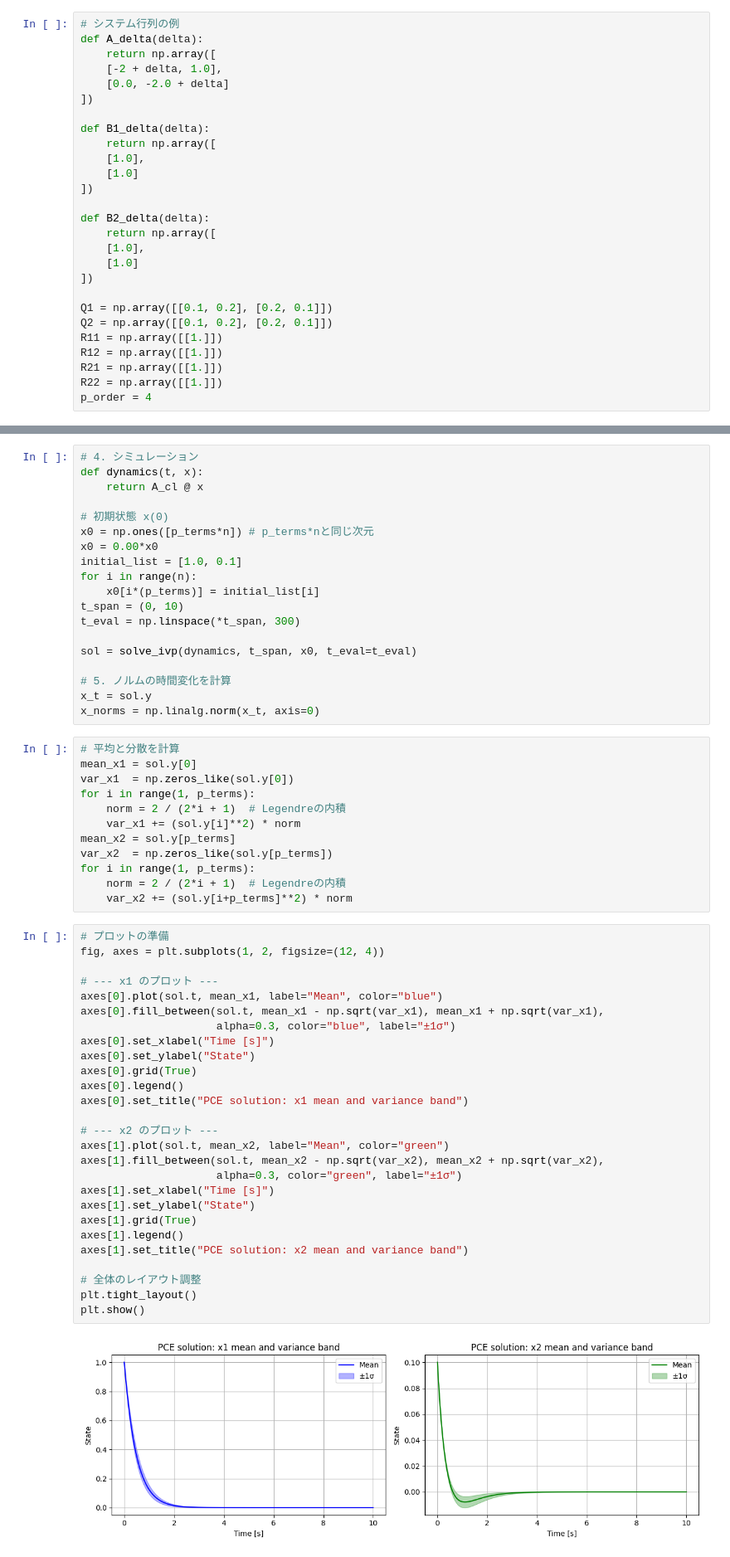
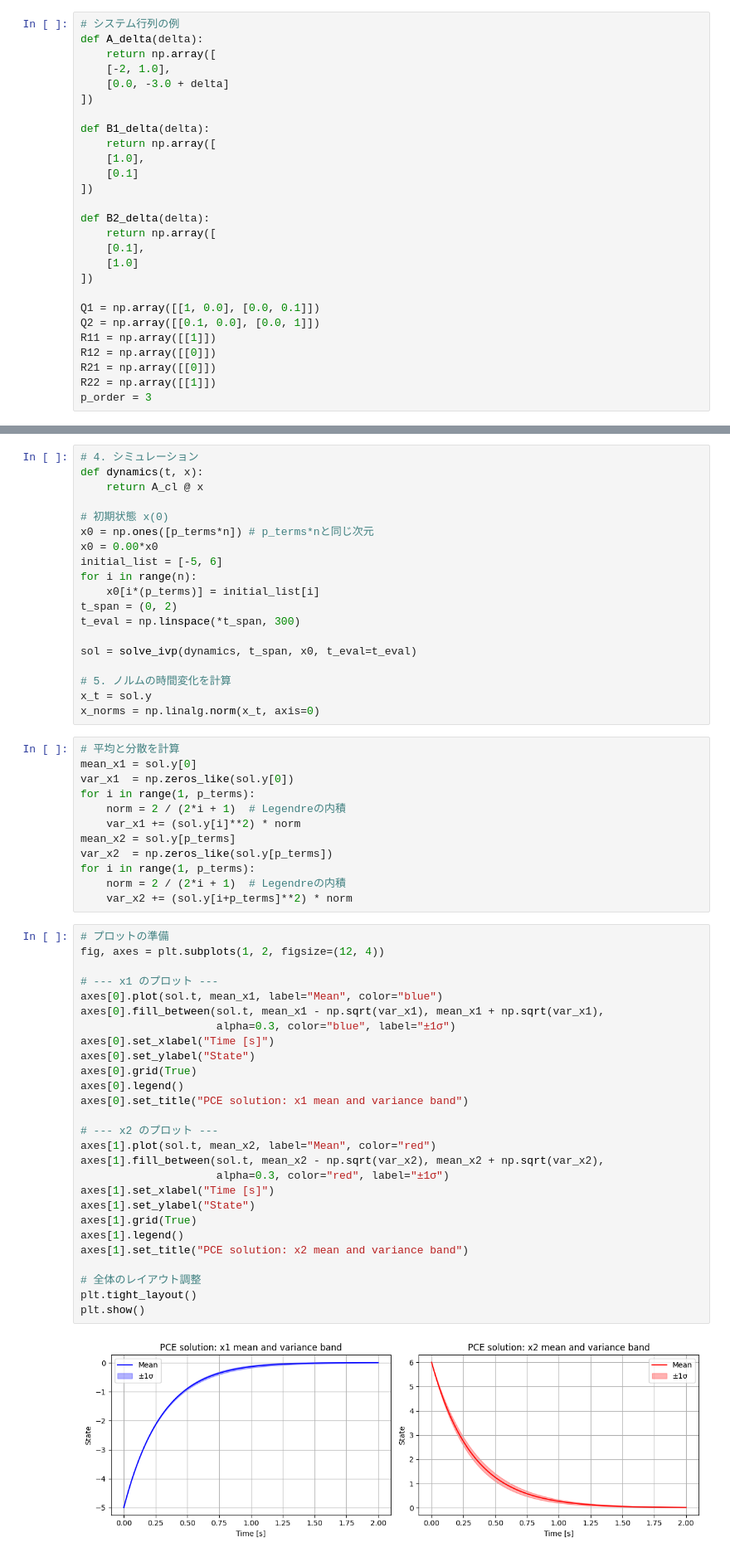
Before and after one commit to shunshuny/PCE, a Jupyter notebook: SMPC_PCE/Nash_lqr.ipynb, the cells around one changed output, grey strips where cells are left out. Shown: that part at 83% size. Cells and saved outputs as stored; diff of their text form.

```diff
--- a/SMPC_PCE/Nash_lqr.ipynb
+++ b/SMPC_PCE/Nash_lqr.ipynb
@@ -12,29 +12,29 @@ from scipy.integrate import solve_ivp
 # システム行列の例
 def A_delta(delta):
     return np.array([
-    [-2 + delta, 1.0],
-    [0.0, -2.0 + delta]
+    [-2, 1.0],
+    [0.0, -3.0 + delta]
 ])
 
 def B1_delta(delta):
     return np.array([
     [1.0],
-    [1.0]
+    [0.1]
 ])
 
 def B2_delta(delta):
     return np.array([
-    [1.0],
+    [0.1],
     [1.0]
 ])
 
-Q1 = np.array([[0.1, 0.2], [0.2, 0.1]])
-Q2 = np.array([[0.1, 0.2], [0.2, 0.1]])
-R11 = np.array([[1.]])
-R12 = np.array([[1.]])
-R21 = np.array([[1.]])
-R22 = np.array([[1.]])
-p_order = 4
+Q1 = np.array([[1, 0.0], [0.0, 0.1]])
+Q2 = np.array([[0.1, 0.0], [0.0, 1]])
+R11 = np.array([[1]])
+R12 = np.array([[0]])
+R21 = np.array([[0]])
+R22 = np.array([[1]])
+p_order = 3
 # %%
 # インスタンス生成（関数の参照を渡す！）
 controller = PCEController(A_delta, B1_delta, B2_delta, Q1, Q2, R11, R12, R21, R22, p_order)
@@ -91,10 +147,10 @@ def dynamics(t, x):
 # 初期状態 x(0)
 x0 = np.ones([p_terms*n]) # p_terms*nと同じ次元
 x0 = 0.00*x0
-initial_list = [1.0, 0.1]
+initial_list = [-5, 6]
 for i in range(n):
     x0[i*(p_terms)] = initial_list[i]
-t_span = (0, 10)
+t_span = (0, 2)
 t_eval = np.linspace(*t_span, 300)
 
 sol = solve_ivp(dynamics, t_span, x0, t_eval=t_eval)
@@ -117,32 +173,32 @@ for i in range(1, p_terms):
 # %%
 # プロットの準備
 fig, axes = plt.subplots(1, 2, figsize=(12, 4))
 
 # --- x1 のプロット ---
 axes[0].plot(sol.t, mean_x1, label="Mean", color="blue")
 axes[0].fill_between(sol.t, mean_x1 - np.sqrt(var_x1), mean_x1 + np.sqrt(var_x1),
                      alpha=0.3, color="blue", label="±1σ")
 axes[0].set_xlabel("Time [s]")
 axes[0].set_ylabel("State")
 axes[0].grid(True)
 axes[0].legend()
 axes[0].set_title("PCE solution: x1 mean and variance band")
 
 # --- x2 のプロット ---
-axes[1].plot(sol.t, mean_x2, label="Mean", color="green")
+axes[1].plot(sol.t, mean_x2, label="Mean", color="red")
 axes[1].fill_between(sol.t, mean_x2 - np.sqrt(var_x2), mean_x2 + np.sqrt(var_x2),
-                     alpha=0.3, color="green", label="±1σ")
+                     alpha=0.3, color="red", label="±1σ")
 axes[1].set_xlabel("Time [s]")
 axes[1].set_ylabel("State")
 axes[1].grid(True)
 axes[1].legend()
 axes[1].set_title("PCE solution: x2 mean and variance band")
 
 # 全体のレイアウト調整
 plt.tight_layout()
 plt.show()
 # %% [output]
-[figure, old version]
+[figure, new version]
 # %%
 '''
 # モンテカルロで実装
```
Also changed, not shown: parts of 3 cells of this notebook, 6 other files.
